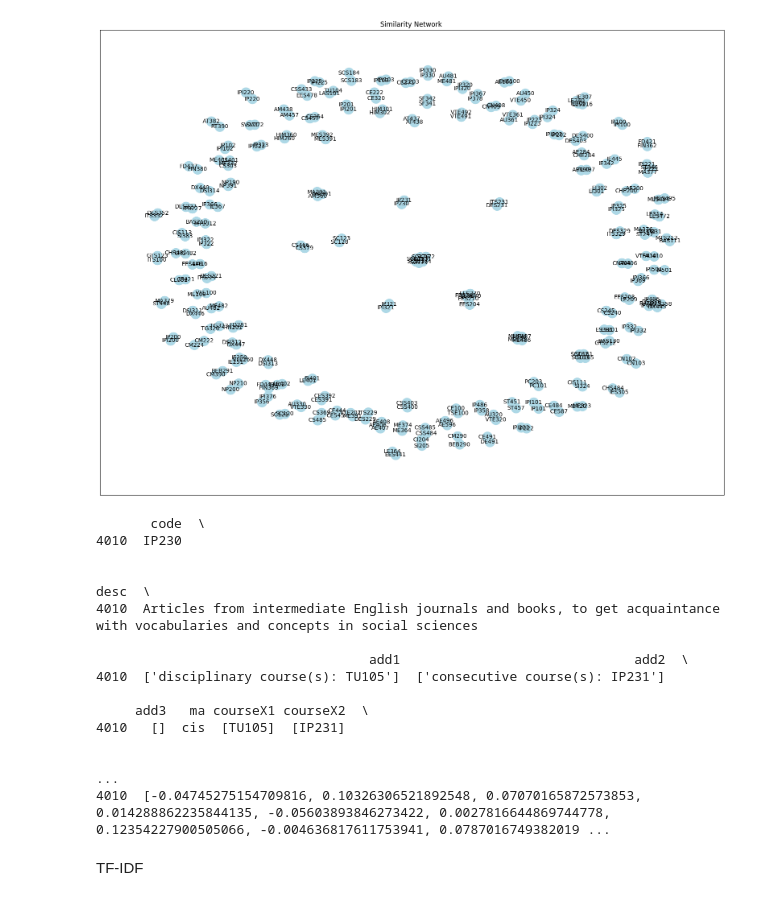
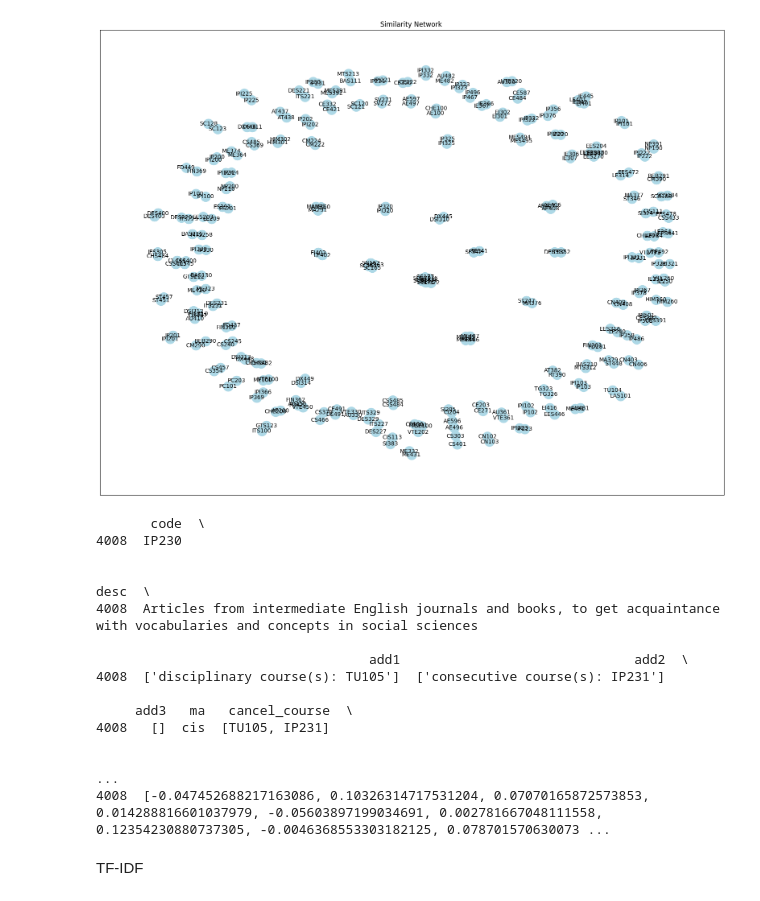
Before and after one commit to chokoon123/314, a Jupyter notebook: embed.ipynb, the cells around one changed output. Saved outputs shown, nothing was run; the diff lists cells and outputs as text; code cells hidden in the pictures.

```diff
--- a/embed.ipynb
+++ b/embed.ipynb
@@ -29,6 +29,7 @@ print(dataframe.shape)
 # %%
 dataframe.drop_duplicates(subset=["code"],inplace=True)
 dataframe.dropna(subset=["desc"],inplace=True)
+dataframe[dataframe["desc"].duplicated(keep="first")]
 
 pattern = r"[A-Za-zก-ฮ]{1,2}\.? ?\d{3}"
 
@@ -38,9 +39,6 @@ def extract_courses(row):
         return matches if matches else None
     return None
 
-dataframe["courseX1"] = dataframe["add1"].apply(extract_courses)
-dataframe["courseX2"] = dataframe["add2"].apply(extract_courses)
-
-# Display the resulting DataFrame
+dataframe["cancel_course"] = dataframe["add1"].apply(extract_courses) + dataframe["add2"].apply(extract_courses)
 dataframe.head()
 # %% [output]
@@ -70,52 +68,60 @@ import matplotlib.pyplot as plt
 # คำนวณค่า cosine similarity สำหรับทุกคู่ของ embeddings
 def compute_similarity_matrix(dataframe, threshold=0.95):
     embeddings = np.vstack(dataframe["embed"].dropna().to_numpy())   # รวม embeddings เป็น array
     similarity_matrix = cosine_similarity(embeddings)  # คำนวณค่า similarity matrix
 
     pairs = []
-    for i in range(len(similarity_matrix)):
+     for i in range(len(similarity_matrix)):
         for j in range(i + 1, len(similarity_matrix)):
             if similarity_matrix[i, j] > threshold:
-                pairs.append((i, j))  # เก็บ index ของคู่ที่ similarity สูงกว่า threshold
+                # Check if the pair is in the cancel_course column
+                course_i = dataframe.iloc[i]["course_code"]  # Get course code for row i
+                course_j = dataframe.iloc[j]["course_code"]  # Get course code for row j
+                cancel_i = dataframe.iloc[i]["cancel_course"]  # Get canceled courses for row i
+                cancel_j = dataframe.iloc[j]["cancel_course"]  # Get canceled courses for row j
+
+                # Only add the pair if it is not canceled for both courses
+                if course_j not in cancel_i and course_i not in cancel_j:
+                    pairs.append((i, j))  # Append the pair if conditions are met
     return pairs
 
 def plot_similarity_graph(dataframe):
     codes = dataframe["code"].tolist()          # นำโค้ดมาใช้เป็นป้ายกำกับ
     pairs = compute_similarity_matrix(dataframe)
 
     # สร้าง Network Graph
     G = nx.Graph()
     G.add_edges_from([(codes[i], codes[j]) for i, j in pairs])  # ใช้ code เป็นป้ายกำกับแต่ละโหนด
 
     # Plot กราฟ
     plt.figure(figsize=(20, 15))
     pos = nx.spring_layout(G, seed=42)  # Layout กราฟ
     nx.draw_networkx_nodes(G, pos, node_size=300, node_color='lightblue')
     nx.draw_networkx_edges(G, pos, alpha=0.5, edge_color='gray')
     nx.draw_networkx_labels(G, pos, font_size=10, font_color="black")  # แสดงชื่อโหนด
 
     plt.title(f"Similarity Network ")
     plt.show()
 
 plot_similarity_graph(dataframe)
 # %% [output]
-[figure, old version]
+[figure, new version]
 # %%
 print(dataframe[dataframe["code"]=="IP230"])
 # %% [output]
        code  \
-4010  IP230
+4008  IP230
 
                                                                                                                               desc  \
-4010  Articles from intermediate English journals and books, to get acquaintance with vocabularies and concepts in social sciences
+4008  Articles from intermediate English journals and books, to get acquaintance with vocabularies and concepts in social sciences
 
                                    add1                              add2  \
-4010  ['disciplinary course(s): TU105']  ['consecutive course(s): IP231']
+4008  ['disciplinary course(s): TU105']  ['consecutive course(s): IP231']
 
-     add3   ma courseX1 courseX2  \
-4010   []  cis  [TU105]  [IP231]
+     add3   ma   cancel_course  \
+4008   []  cis  [TU105, IP231]
 
                                                                                                                                                                                                          ...
-4010  [-0.04745275154709816, 0.10326306521892548, 0.07070165872573853, 0.014288862235844135, -0.05603893846273422, 0.0027816644869744778, 0.12354227900505066, -0.004636817611753941, 0.0787016749382019 ...
+4008  [-0.047452688217163086, 0.10326314717531204, 0.07070165872573853, 0.014288816601037979, -0.05603897199034691, 0.002781667048111558, 0.12354230880737305, -0.0046368553303182125, 0.078701570630073 ...
 # %% [markdown]
 TF-IDF
```
Also changed, not shown: parts of 2 cells of this notebook, 1 other file.
